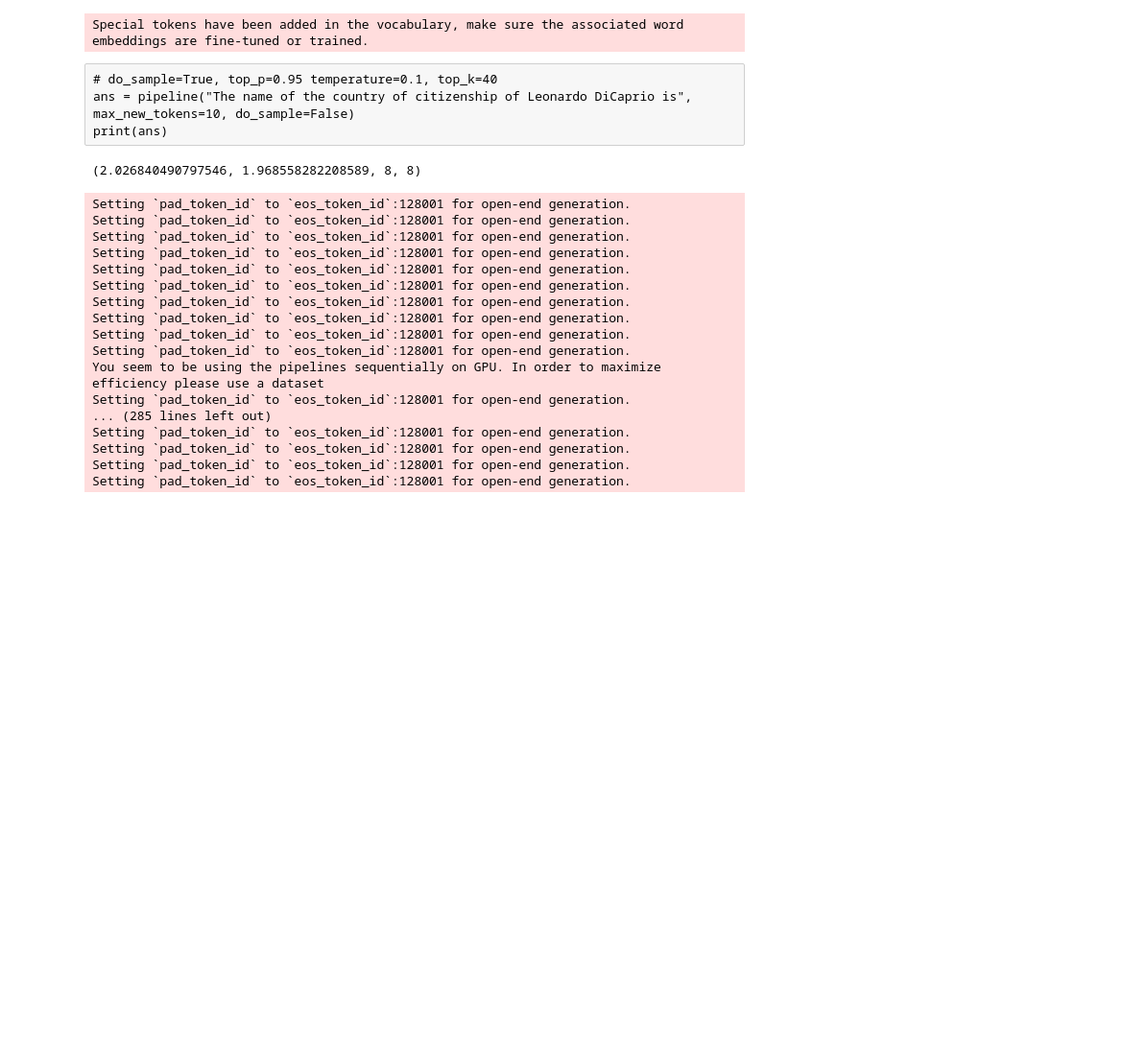
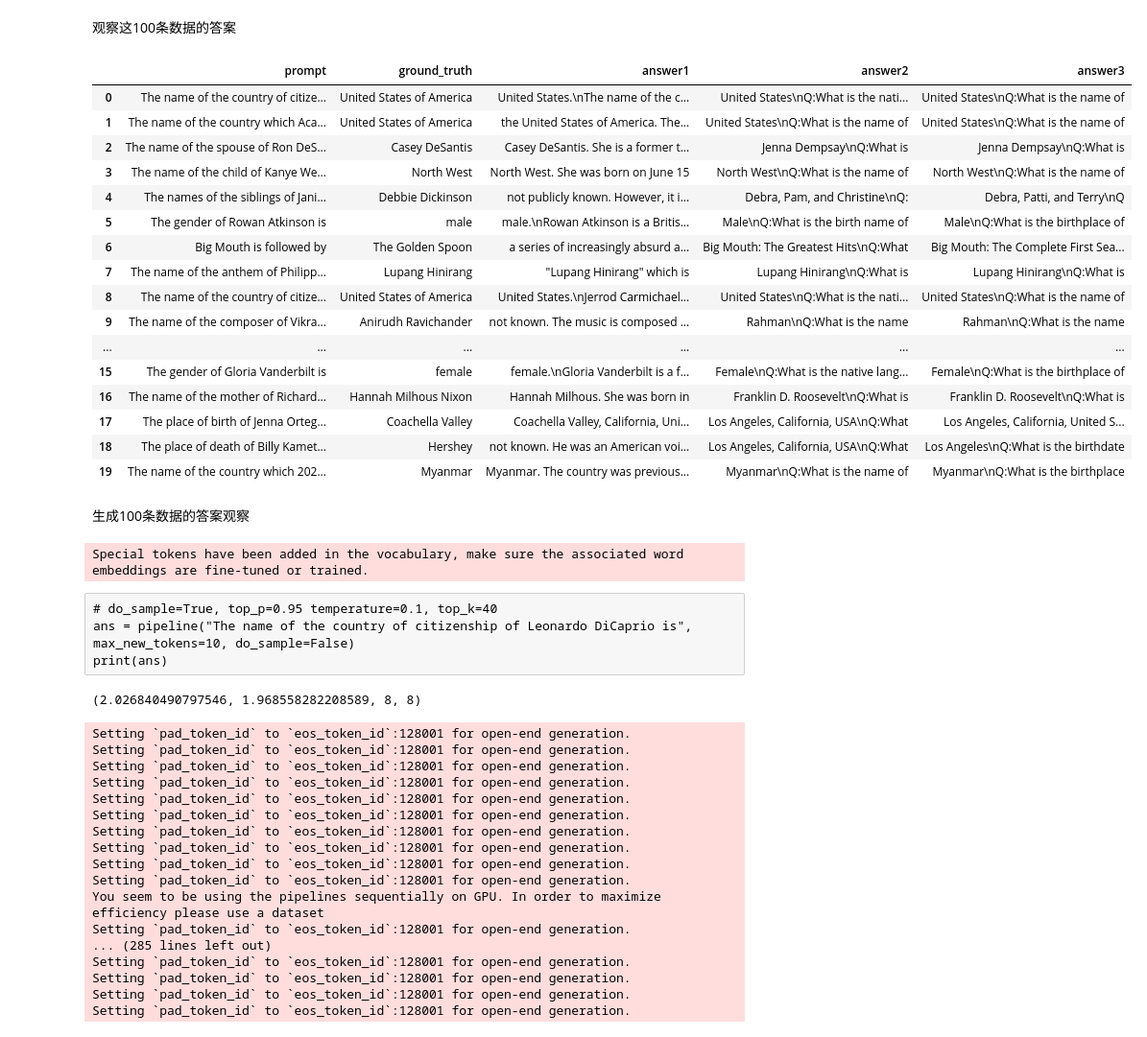
Before and after one commit to leonz-z/EasyEdit, a Jupyter notebook: dataset/KnowEdit-ms/test-answer.ipynb, the cells around one changed output. Shown at 96% size. Drawn from its saved outputs; the diff is of its cells as text; code cells hidden in the pictures; blank space fills up the shorter version.

Commit message:
add test dataset

```diff
--- a/dataset/KnowEdit-ms/test-answer.ipynb
+++ b/dataset/KnowEdit-ms/test-answer.ipynb
@@ -1,3 +1,55 @@
+# %% [markdown]
+观察这100条数据的答案
+# %%
+import json
+import pandas as pd
+data_path = './benchmark_wiki_counterfact_test_cf.json'
+# data_path = './benchmark_ZsRE_ZsRE-test-all.json'
+with open(data_path, 'r') as f:
+    data_list = json.load(f)
+
+model_name = 'Meta-Llama-3-8B-Instruct'
+# model_name = 'gpt-j-6b'
+with open(f'answer-counterfact-{model_name}.json', 'r') as f:
+    answer_list = f.readlines()
+
+answer_compare_dict = {
+    'prompt': {},
+    'ground_truth': {},
+    'answer1': {},
+    'answer2': {},
+    'answer3': {},
+}
+for i in range(100):
+    answer_compare_dict['prompt'][i] = data_list[i]['prompt']
+    answer_compare_dict['ground_truth'][i]= data_list[i]['ground_truth']
+    answer_dict = json.loads(answer_list[i])
+    answer_compare_dict['answer1'][i] = answer_dict['answer1']
+    answer_compare_dict['answer2'][i] = answer_dict['answer2']
+    answer_compare_dict['answer3'][i] = answer_dict['answer3']
+# %%
+answer_pd = pd.DataFrame(answer_compare_dict)
+answer_pd[:20]
+# %% [output]
+|  | prompt | ground_truth | answer1 | answer2 | answer3 |
+| 0 | The name of the country of citize... | United States of America | United States.\nThe name of the c... | United States\nQ:What is the nati... | United States\nQ:What is the name of |
+| 1 | The name of the country which Aca... | United States of America | the United States of America. The... | United States\nQ:What is the name of | United States\nQ:What is the name of |
+| 2 | The name of the spouse of Ron DeS... | Casey DeSantis | Casey DeSantis. She is a former t... | Jenna Dempsay\nQ:What is | Jenna Dempsay\nQ:What is |
+| 3 | The name of the child of Kanye We... | North West | North West. She was born on June 15 | North West\nQ:What is the name of | North West\nQ:What is the name of |
+| 4 | The names of the siblings of Jani... | Debbie Dickinson | not publicly known. However, it i... | Debra, Pam, and Christine\nQ: | Debra, Patti, and Terry\nQ |
+| 5 | The gender of Rowan Atkinson is | male | male.\nRowan Atkinson is a Britis... | Male\nQ:What is the birth name of | Male\nQ:What is the birthplace of |
+| 6 | Big Mouth is followed by | The Golden Spoon | a series of increasingly absurd a... | Big Mouth: The Greatest Hits\nQ:What | Big Mouth: The Complete First Sea... |
+| 7 | The name of the anthem of Philipp... | Lupang Hinirang | "Lupang Hinirang" which is | Lupang Hinirang\nQ:What is | Lupang Hinirang\nQ:What is |
+| 8 | The name of the country of citize... | United States of America | United States.\nJerrod Carmichael... | United States\nQ:What is the nati... | United States\nQ:What is the name of |
+| 9 | The name of the composer of Vikra... | Anirudh Ravichander | not known. The music is composed ... | Rahman\nQ:What is the name | Rahman\nQ:What is the name |
+| ... | ... | ... | ... | ... | ... |
+| 15 | The gender of Gloria Vanderbilt is | female | female.\nGloria Vanderbilt is a f... | Female\nQ:What is the native lang... | Female\nQ:What is the birthplace of |
+| 16 | The name of the mother of Richard... | Hannah Milhous Nixon | Hannah Milhous. She was born in | Franklin D. Roosevelt\nQ:What is | Franklin D. Roosevelt\nQ:What is |
+| 17 | The place of birth of Jenna Orteg... | Coachella Valley | Coachella Valley, California, Uni... | Los Angeles, California, USA\nQ:What | Los Angeles, California, United S... |
+| 18 | The place of death of Billy Kamet... | Hershey | not known. He was an American voi... | Los Angeles, California, USA\nQ:What | Los Angeles\nQ:What is the birthdate |
+| 19 | The name of the country which 202... | Myanmar | Myanmar. The country was previous... | Myanmar\nQ:What is the name of | Myanmar\nQ:What is the birthplace |
+# %% [markdown]
+生成100条数据的答案观察
 # %%
 prefix_1 = """Q:What is the native language of Christiane Cohendy?\nA:French\n"""
 prefix_3 = """Q:What is the native language of Christiane Cohendy?\nA:French\nQ:What is the final year of Atlanta Flames?\nA:1980\nQ:What is Barbara Legrand's position on the field while playing football?\nA:midfielder\n"""
```
Also changed, not shown: parts of 1 cell of this notebook, 11 other files.
